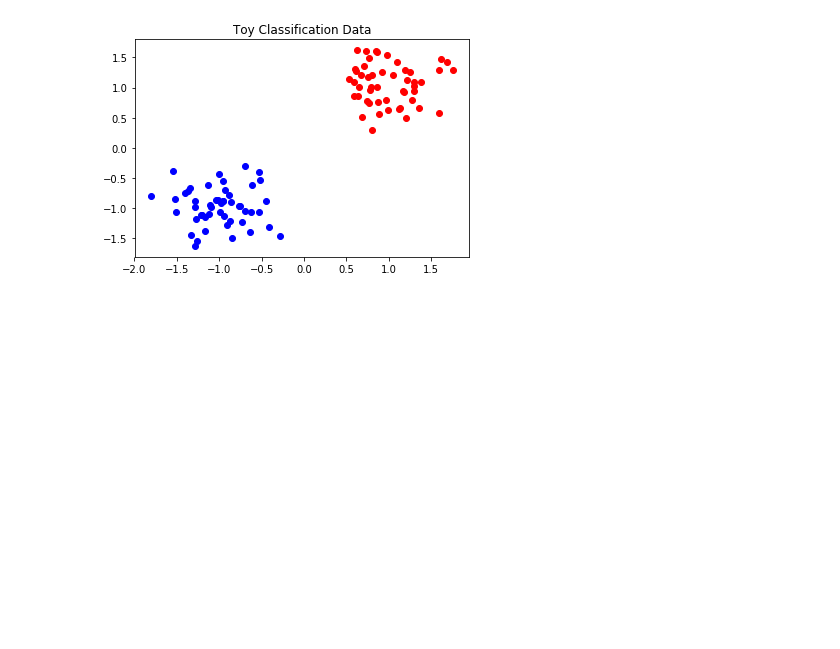
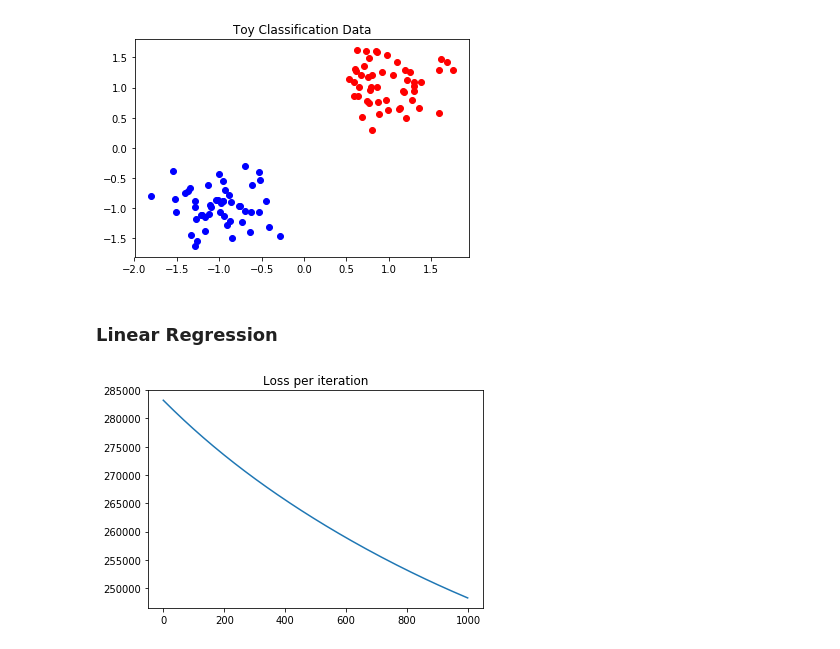
Before and after one commit to sohaibfarooqi/tensorflow-for-deep-learning, a Jupyter notebook: chapter-03.ipynb, the cells around one changed output. Cells and saved outputs as stored; diff of their text form; code cells hidden in the pictures; blank space fills up the shorter version.

Commit message:
linear and logistic regression

```diff
--- a/chapter-03.ipynb
+++ b/chapter-03.ipynb
@@ -30,3 +30,34 @@ plt.title("Toy Classification Data")
 plt.show()
 # %% [output]
 [figure]
+# %% [markdown]
+### Linear Regression
+# %%
+import tensorflow as tf
+
+x = tf.placeholder(tf.float32, (100,1))
+y = tf.placeholder(tf.float32, (100,))
+
+w = tf.Variable(tf.random_normal((1,1)))
+b = tf.Variable(tf.random_normal((1,)))
+
+y_pred = tf.matmul(x,w) + b
+l = tf.reduce_sum((y-y_pred)**2)
+train_op = tf.train.AdamOptimizer(0.001).minimize(l)
+
+n_steps = 1000
+loss_list = list()
+with tf.Session() as sess:
+    sess.run(tf.global_variables_initializer())
+    for step in range(n_steps):
+        data = {x: x_np, y: y_np}
+        _, loss = sess.run([train_op, l], feed_dict=data)
+        loss_list.append(loss)
+    w_final, b_final = sess.run([W, b])
+    y_pred_np = sess.run(y_pred, feed_dict={x: x_np})
+# %%
+plt.plot(range(1000), loss_list)
+plt.title("Loss per iteration")
+plt.show()
+# %% [output]
+[figure, added]
```
Also changed, not shown: parts of 5 cells of this notebook.
